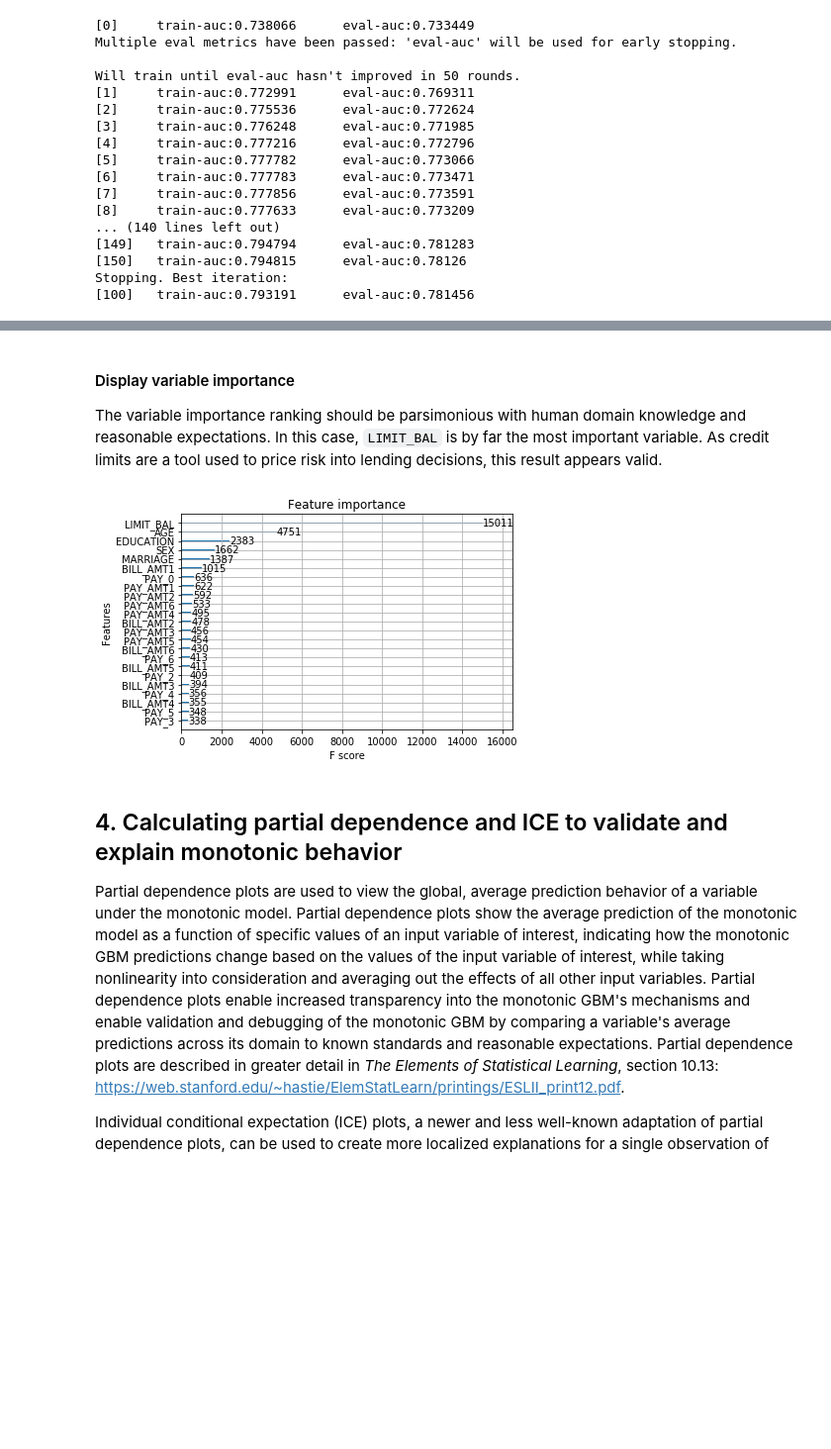
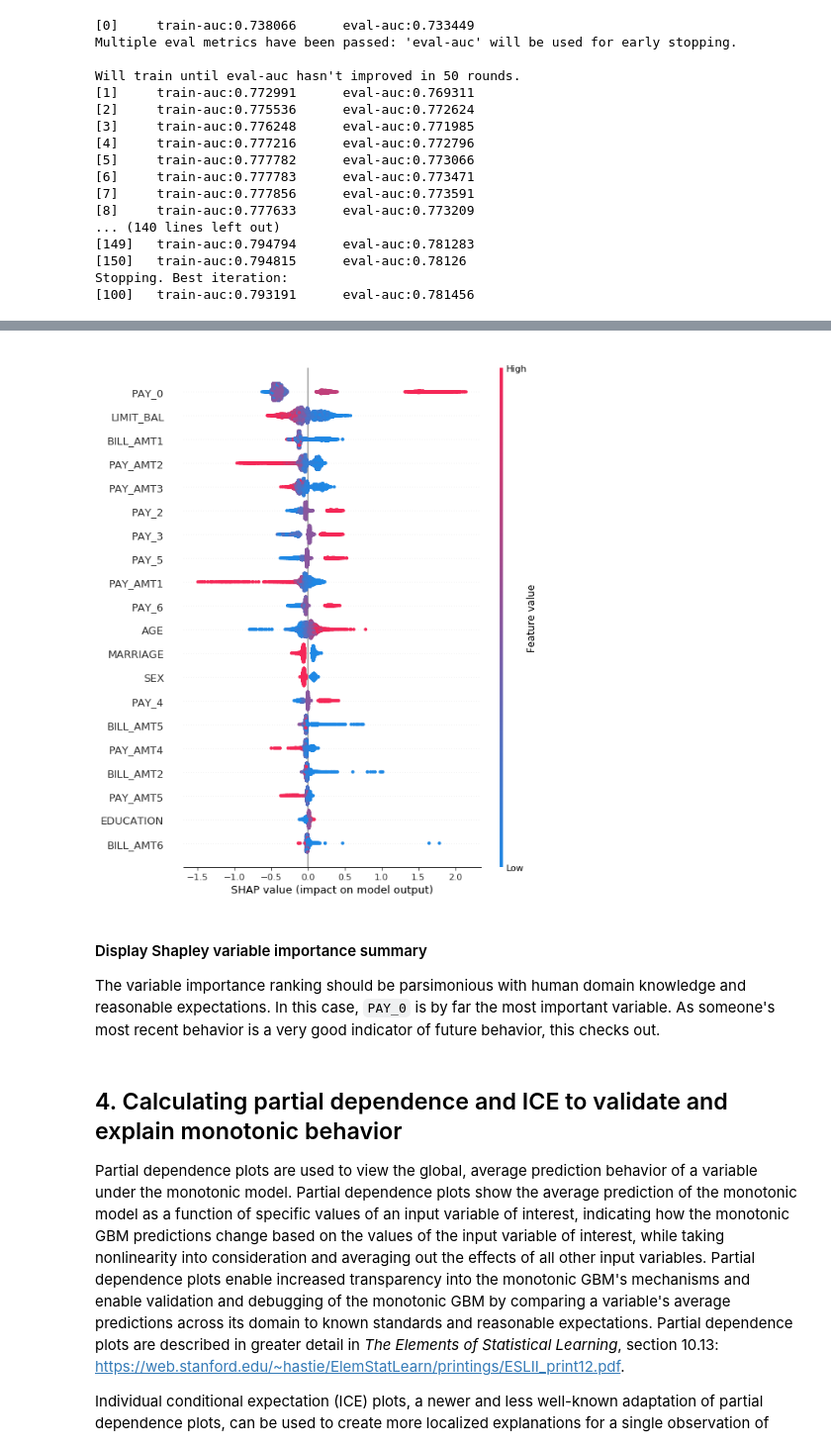
Before and after one commit to jphall663/interpretable_machine_learning_with_python, a Jupyter notebook: xgboost_pdp_ice.ipynb, the cells around one changed output, grey strips where cells are left out. Shown at 99% size. Cells and saved outputs as stored; diff of their text form; code cells hidden in the pictures; blank space fills up the shorter version.

```diff
--- a/xgboost_pdp_ice.ipynb
+++ b/xgboost_pdp_ice.ipynb
@@ -217,11 +227,11 @@ Stopping. Best iteration:
+# %%
+# plot Shapley variable importance summary
+shap.summary_plot(shap_values[:, :-1], test[xgb_model.feature_names])
+# %% [output]
+[figure, added]
 # %% [markdown]
-####  Display variable importance
-The variable importance ranking should be parsimonious with human domain knowledge and reasonable expectations. In this case, `LIMIT_BAL` is by far the most important variable. As credit limits are a tool used to price risk into lending decisions, this result appears valid.
+####  Display Shapley variable importance summary
+The variable importance ranking should be parsimonious with human domain knowledge and reasonable expectations. In this case, `PAY_0` is by far the most important variable. As someone's most recent behavior is a very good indicator of future behavior, this checks out.
-# %%
-# plot variable importance bar chart
-_ = xgb.plot_importance(xgb_model)
-# %% [output]
-[figure, removed]
 # %% [markdown]
 ## 4. Calculating partial dependence and ICE to validate and explain monotonic behavior
 
```
Also changed, not shown: parts of 14 cells of this notebook, 2 other files.
